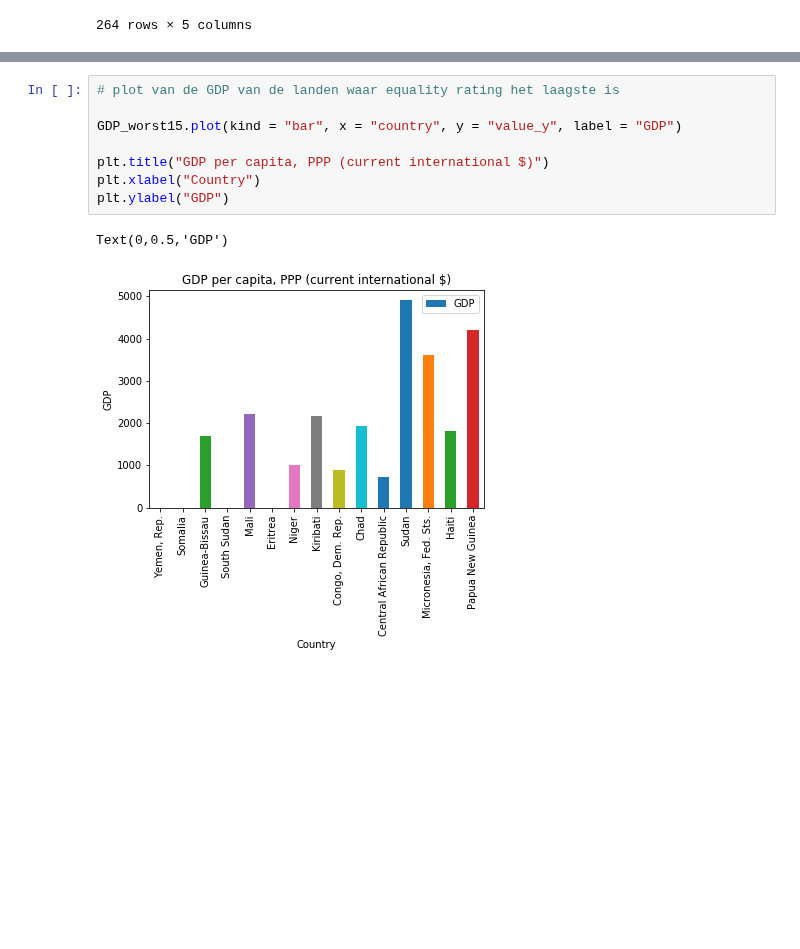
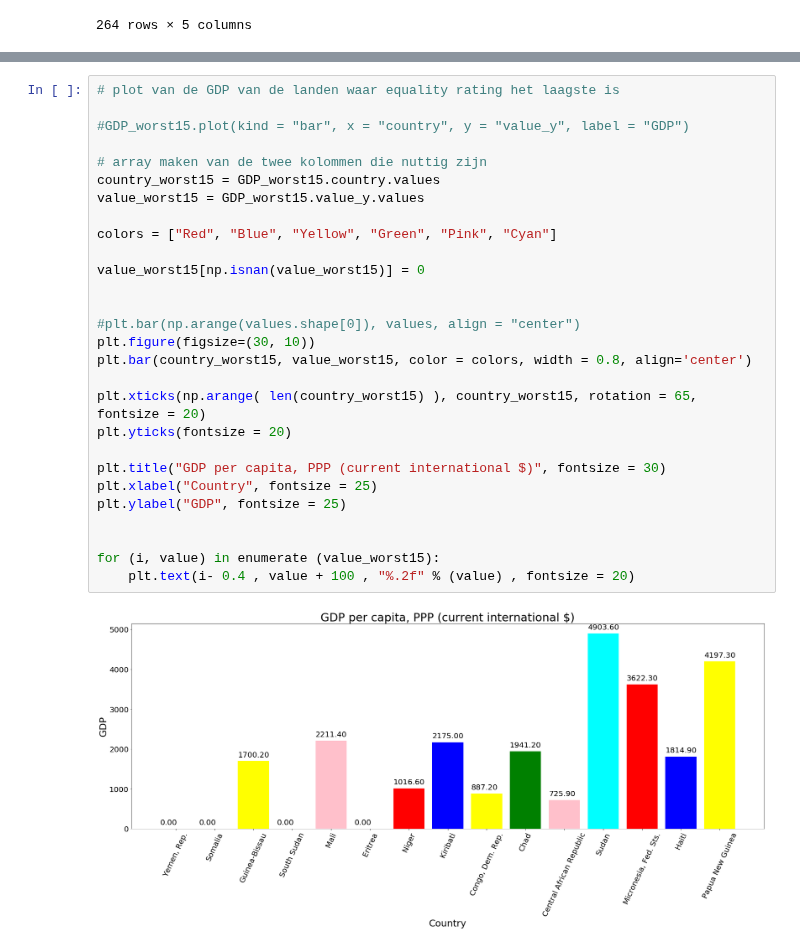
Before and after one commit to omar-d/EPA-WB-Equity, a Jupyter notebook: Deelvraag 3_GDP.ipynb, the cells around one changed output, grey strips where cells are left out. Drawn from its saved outputs; the diff is of its cells as text; blank space fills up the shorter version.

```diff
--- a/Deelvraag 3_GDP.ipynb
+++ b/Deelvraag 3_GDP.ipynb
@@ -94,17 +94,36 @@ GDP_worst15
 | 12 | 10208 | Micronesia, Fed. Sts. | 2017 | 1 | CPIA gender equality rating (1=lo... | 2.5 | FM | 1 | : 'GDP per capita, PPP (current i... | ... |
 | 13 | 7598 | Haiti | 2017 | 1 | CPIA gender equality rating (1=lo... | 2.5 | HT | 1 | : 'GDP per capita, PPP (current i... | ... |
 | 14 | 11542 | Papua New Guinea | 2017 | 1 | CPIA gender equality rating (1=lo... | 2.5 | PG | 1 | : 'GDP per capita, PPP (current i... | ... |
-# %%
-# plot van de GDP van de landen waar equality rating het laagste is
-
-GDP_worst15.plot(kind = "bar", x = "country", y = "value_y", label = "GDP")
-
-plt.title("GDP per capita, PPP (current international $)")
-plt.xlabel("Country")
-plt.ylabel("GDP")
-# %% [output]
-Text(0,0.5,'GDP')
-[figure, removed]
+# %%
+# plot van de GDP van de landen waar equality rating het laagste is
+
+#GDP_worst15.plot(kind = "bar", x = "country", y = "value_y", label = "GDP")
+
+# array maken van de twee kolommen die nuttig zijn
+country_worst15 = GDP_worst15.country.values
+value_worst15 = GDP_worst15.value_y.values
+
+colors = ["Red", "Blue", "Yellow", "Green", "Pink", "Cyan"]
+
+value_worst15[np.isnan(value_worst15)] = 0
+
+
+#plt.bar(np.arange(values.shape[0]), values, align = "center")
+plt.figure(figsize=(30, 10))
+plt.bar(country_worst15, value_worst15, color = colors, width = 0.8, align='center')
+
+plt.xticks(np.arange( len(country_worst15) ), country_worst15, rotation = 65, fontsize = 20)
+plt.yticks(fontsize = 20)
+
+plt.title("GDP per capita, PPP (current international $)", fontsize = 30)
+plt.xlabel("Country", fontsize = 25)
+plt.ylabel("GDP", fontsize = 25)
+
+
+for (i, value) in enumerate (value_worst15):
+    plt.text(i- 0.4 , value + 100 , "%.2f" % (value) , fontsize = 20)
+# %% [output]
+[figure, added]
 # %%
 # Dataframe met data over de jaren heen van de 15 landen
 
```
Also changed, not shown: parts of 9 cells of this notebook.
